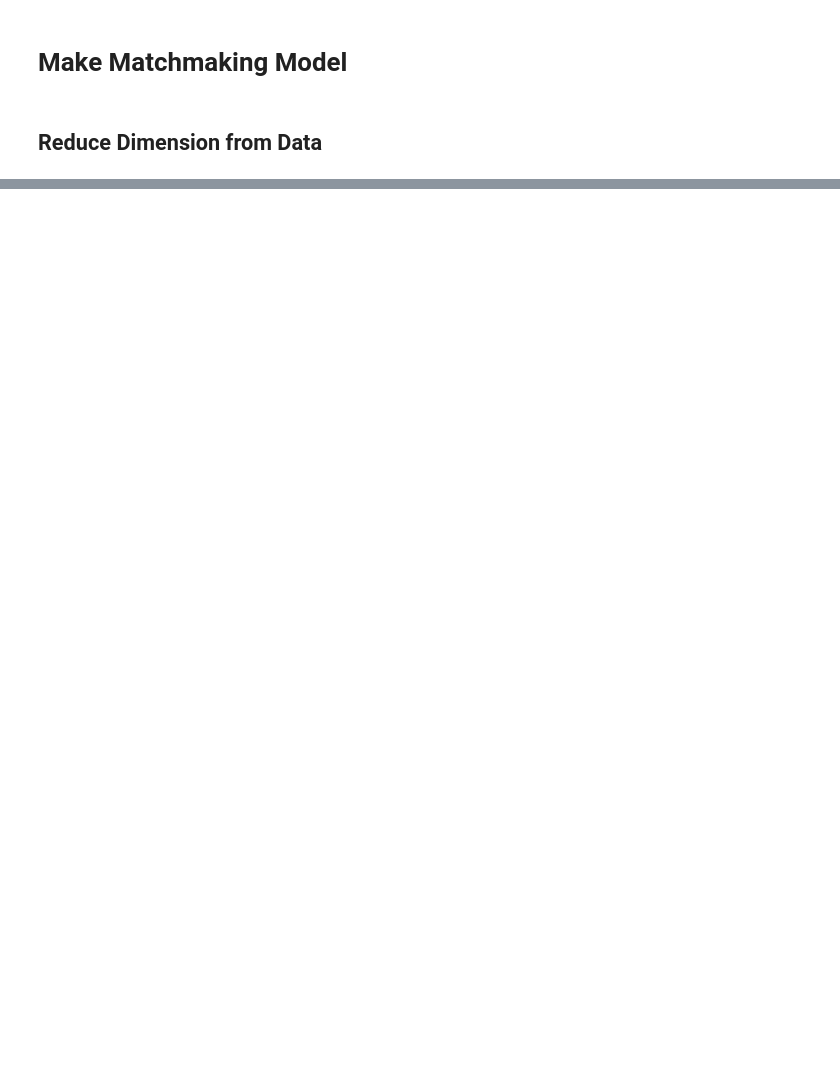
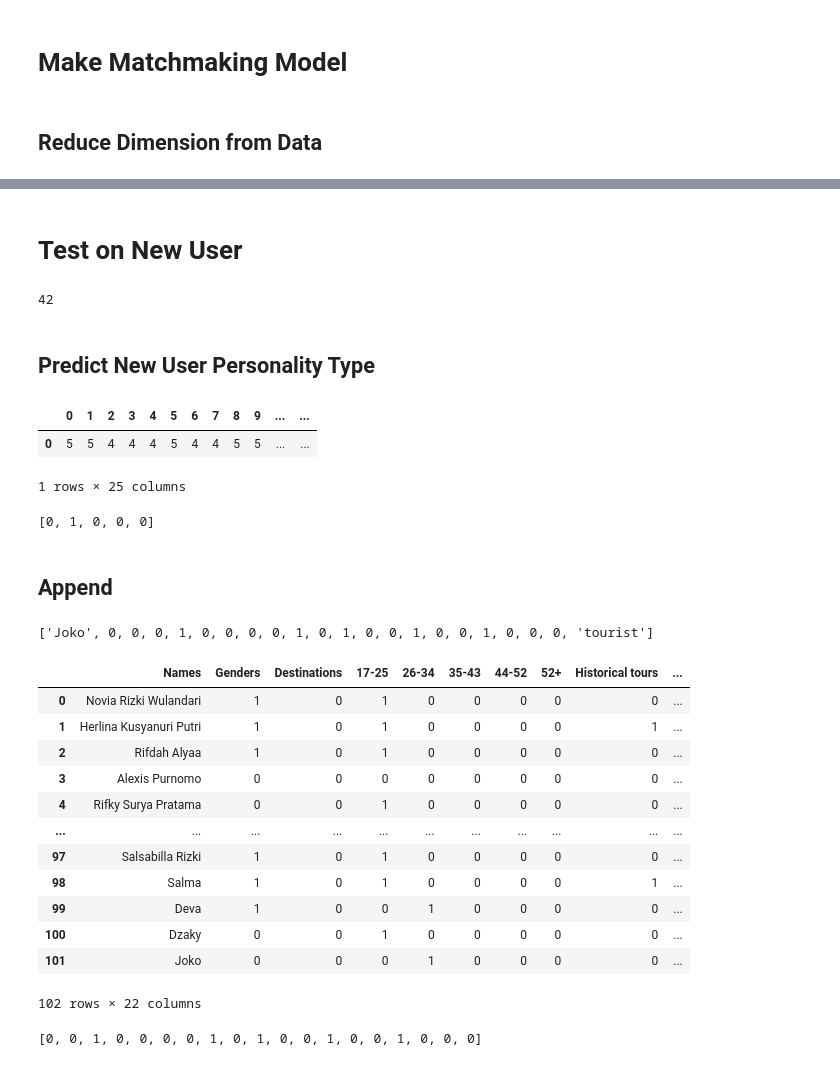
Before and after one commit to mas-tour/mastour-machine-learning, a Jupyter notebook: matchmaking-feature/Matching_Feature.ipynb, the cells around one changed output, grey strips where cells are left out. Drawn from its saved outputs; the diff is of its cells as text; code cells hidden in the pictures; blank space fills up the shorter version.

Commit message:
Continue Matchmaking Feature Fucntion

```diff
--- a/matchmaking-feature/Matching_Feature.ipynb
+++ b/matchmaking-feature/Matching_Feature.ipynb
@@ -503,0 +564,2 @@ Index: 82 | Score: 37.12%
+# %% [markdown]
+# **Test on New User**
@@ -503,0 +568,41 @@ Index: 82 | Score: 37.12%
+# %%
+len(new_user)
+# %% [output]
+42
+# %% [markdown]
+## Predict New User Personality Type
+# %%
+# Pick the result of personality test
+new_user_persona_test = new_user[16:41]
+
+# Convert to dataframe
+new_user_persona_test = pd.DataFrame([new_user_persona_test ])
+new_user_persona_test
+# %% [output]
+|  | 0 | 1 | 2 | 3 | 4 | 5 | 6 | 7 | 8 | 9 | ... | ... |
+| 0 | 5 | 5 | 4 | 4 | 4 | 5 | 4 | 4 | 5 | 5 | ... | ... |
+1 rows × 25 columns
+# %%
+# Convert input data to float32
+data_input = np.array(new_user_persona_test, dtype=np.float32)
+
+# Load model
+model_path = 'persona_model/1'
+loaded_model = tf.saved_model.load(model_path)
+
+# Get the default signature of the model
+inference_fn = loaded_model.signatures["serving_default"]
+
+# Use models to make persona type predictions
+predictions = inference_fn(tf.constant(data_input))["dense_2"]
+# %%
+new_user_persona_type = np.argmax(predictions, axis=1)
+new_user_persona_type = new_user_persona_type.tolist()
+
+binary_list = [[int(i == val) for i in range(5)] for val in new_user_persona_type]
+output_list = binary_list[0]
+output_list
+# %% [output]
+[0, 1, 0, 0, 0]
+# %% [markdown]
+## Append
@@ -503,0 +612,30 @@ Index: 82 | Score: 37.12%
+# %%
+# Menyisipkan output_list sebelum elemen 'tourist'
+new_user = new_user[:-1] + output_list + new_user[-1:]
+new_user
+# %% [output]
+['Joko', 0, 0, 0, 1, 0, 0, 0, 0, 1, 0, 1, 0, 0, 1, 0, 0, 1, 0, 0, 0, 'tourist']
+# %%
+# Add the new row using loc indexer
+user_df.loc[len(user_df)] = new_user
+user_df
+# %% [output]
+|  | Names | Genders | Destinations | 17-25 | 26-34 | 35-43 | 44-52 | 52+ | Historical tours | ... |
+| 0 | Novia Rizki Wulandari | 1 | 0 | 1 | 0 | 0 | 0 | 0 | 0 | ... |
+| 1 | Herlina Kusyanuri Putri | 1 | 0 | 1 | 0 | 0 | 0 | 0 | 1 | ... |
+| 2 | Rifdah Alyaa | 1 | 0 | 1 | 0 | 0 | 0 | 0 | 0 | ... |
+| 3 | Alexis Purnomo | 0 | 0 | 0 | 0 | 0 | 0 | 0 | 0 | ... |
+| 4 | Rifky Surya Pratama | 0 | 0 | 1 | 0 | 0 | 0 | 0 | 0 | ... |
+| ... | ... | ... | ... | ... | ... | ... | ... | ... | ... | ... |
+| 97 | Salsabilla Rizki | 1 | 0 | 1 | 0 | 0 | 0 | 0 | 0 | ... |
+| 98 | Salma | 1 | 0 | 1 | 0 | 0 | 0 | 0 | 1 | ... |
+| 99 | Deva | 1 | 0 | 0 | 1 | 0 | 0 | 0 | 0 | ... |
+| 100 | Dzaky | 0 | 0 | 1 | 0 | 0 | 0 | 0 | 0 | ... |
+| 101 | Joko | 0 | 0 | 0 | 1 | 0 | 0 | 0 | 0 | ... |
+102 rows × 22 columns
+# %%
+# convert list new_user menjadi array dan memilih value yg akan digunakan untuk matchmaking
+new_user_match = new_user[1:2] + new_user[3:21]
+new_user_match
+# %% [output]
+[0, 0, 1, 0, 0, 0, 0, 1, 0, 1, 0, 0, 1, 0, 0, 1, 0, 0, 0]
```
Also changed, not shown: parts of 43 cells of this notebook, 1 other file.
